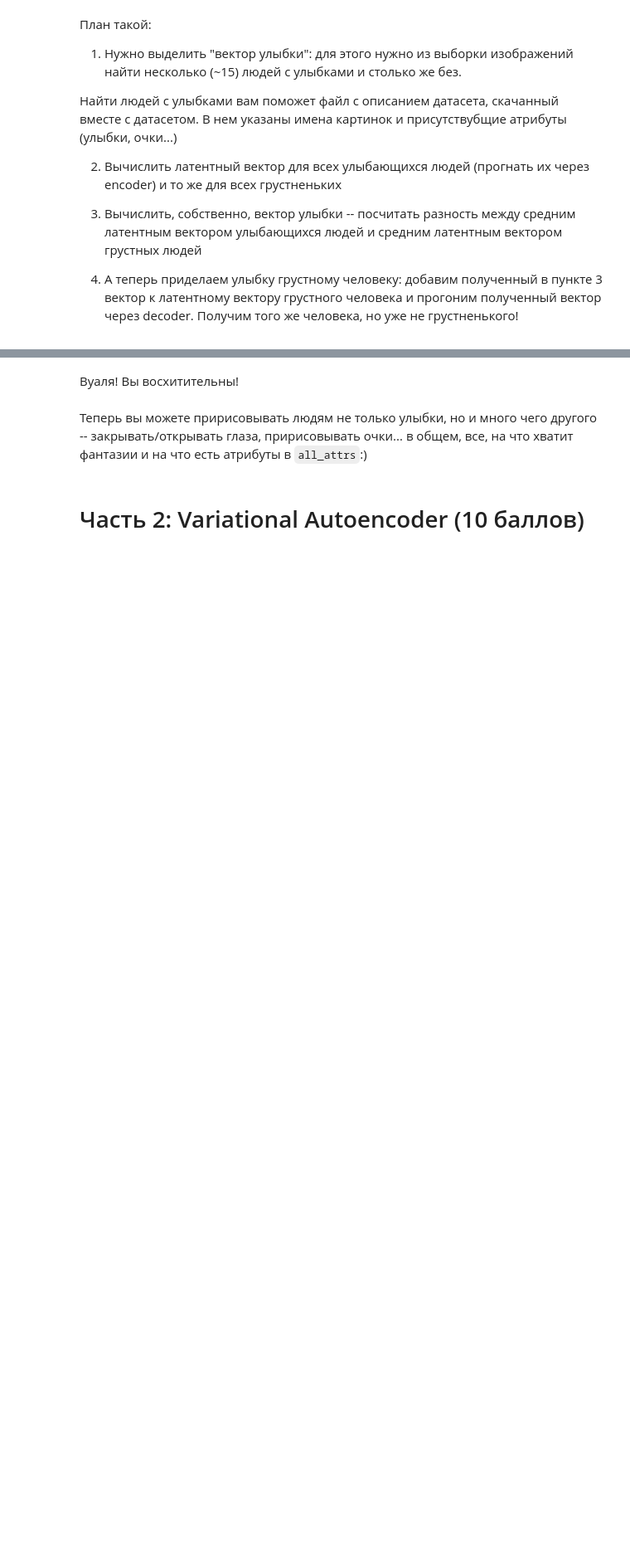
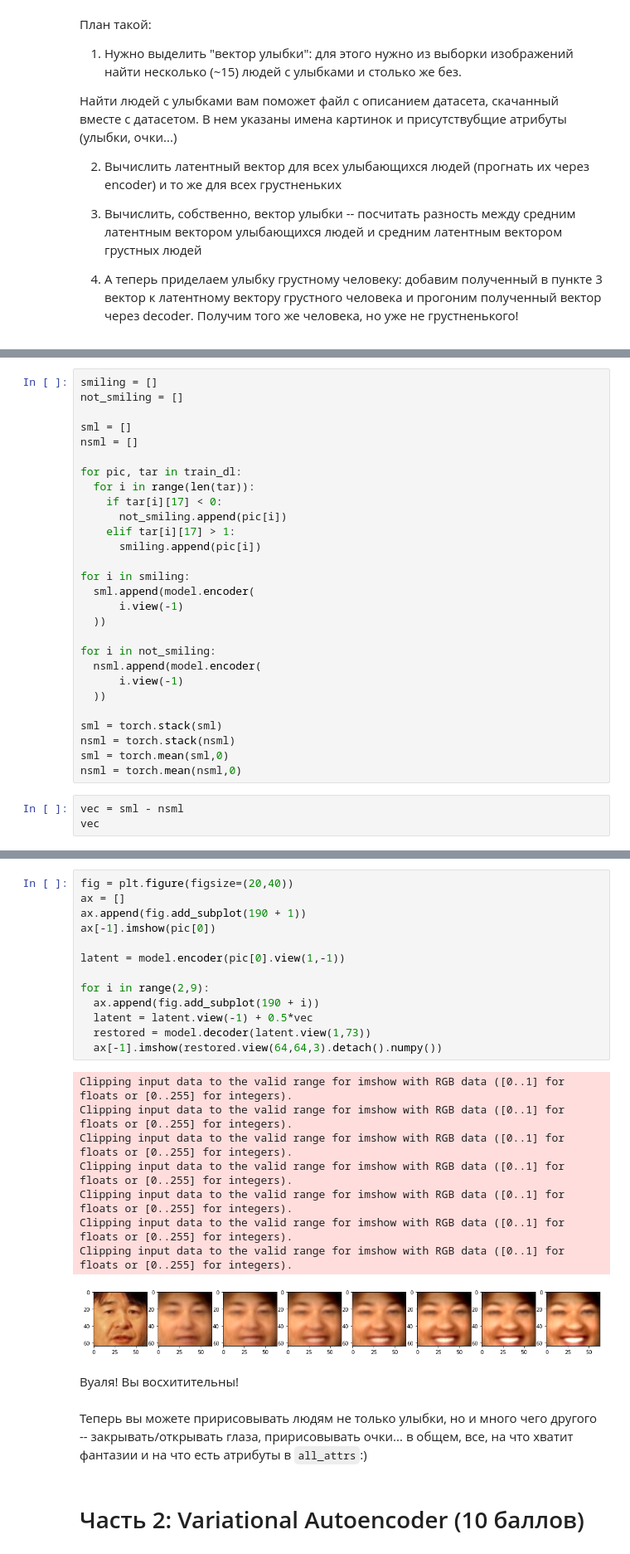
Before and after one commit to OlegTkhor/DLS_homework, a Jupyter notebook: [hw]autoencoders.ipynb, the cells around one changed output, grey strips where cells are left out. Shown at 83% size. Saved outputs shown, nothing was run; the diff lists cells and outputs as text; blank space fills up the shorter version.

```diff
--- a/[hw]autoencoders.ipynb
+++ b/[hw]autoencoders.ipynb
@@ -281,0 +285,31 @@ for i in range(1,6):
+# %%
+smiling = []
+not_smiling = []
+
+sml = []
+nsml = []
+
+for pic, tar in train_dl:
+  for i in range(len(tar)):
+    if tar[i][17] < 0:
+      not_smiling.append(pic[i])
+    elif tar[i][17] > 1:
+      smiling.append(pic[i])
+
+for i in smiling:
+  sml.append(model.encoder(
+      i.view(-1)
+  ))
+
+for i in not_smiling:
+  nsml.append(model.encoder(
+      i.view(-1)
+  ))
+
+sml = torch.stack(sml)
+nsml = torch.stack(nsml)
+sml = torch.mean(sml,0)
+nsml = torch.mean(nsml,0)
+# %%
+vec = sml - nsml
+vec
@@ -282,3 +327,25 @@ for i in range(1,6):
+# %%
+fig = plt.figure(figsize=(20,40))
+ax = []
+ax.append(fig.add_subplot(190 + 1))
+ax[-1].imshow(pic[0])
+
+latent = model.encoder(pic[0].view(1,-1))
+
+for i in range(2,9):
+  ax.append(fig.add_subplot(190 + i))
+  latent = latent.view(-1) + 0.5*vec
+  restored = model.decoder(latent.view(1,73))
+  ax[-1].imshow(restored.view(64,64,3).detach().numpy())
+# %% [output]
+Clipping input data to the valid range for imshow with RGB data ([0..1] for floats or [0..255] for integers).
+Clipping input data to the valid range for imshow with RGB data ([0..1] for floats or [0..255] for integers).
+Clipping input data to the valid range for imshow with RGB data ([0..1] for floats or [0..255] for integers).
+Clipping input data to the valid range for imshow with RGB data ([0..1] for floats or [0..255] for integers).
+Clipping input data to the valid range for imshow with RGB data ([0..1] for floats or [0..255] for integers).
+Clipping input data to the valid range for imshow with RGB data ([0..1] for floats or [0..255] for integers).
+Clipping input data to the valid range for imshow with RGB data ([0..1] for floats or [0..255] for integers).
+[figure, added]
 # %% [markdown]
 Вуаля! Вы восхитительны!
 # %% [markdown]
```
Also changed, not shown: parts of 8 cells of this notebook.
